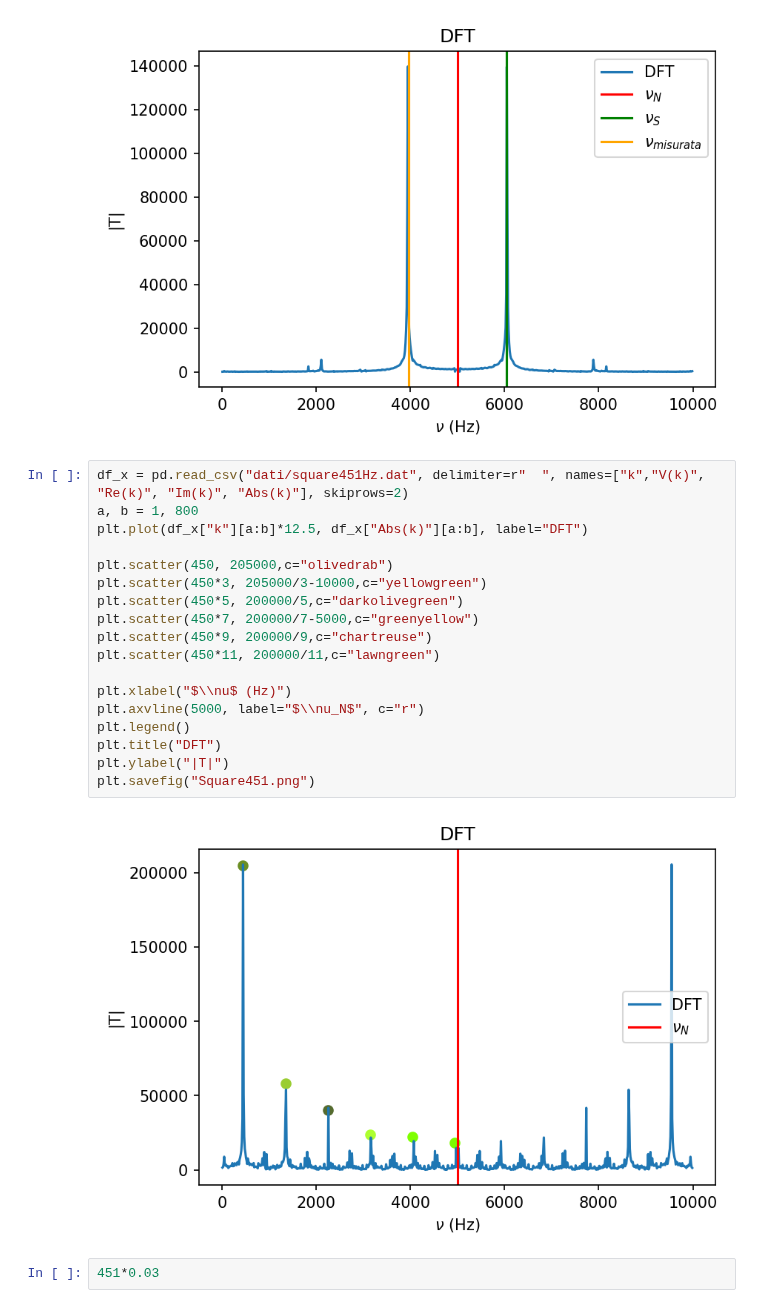
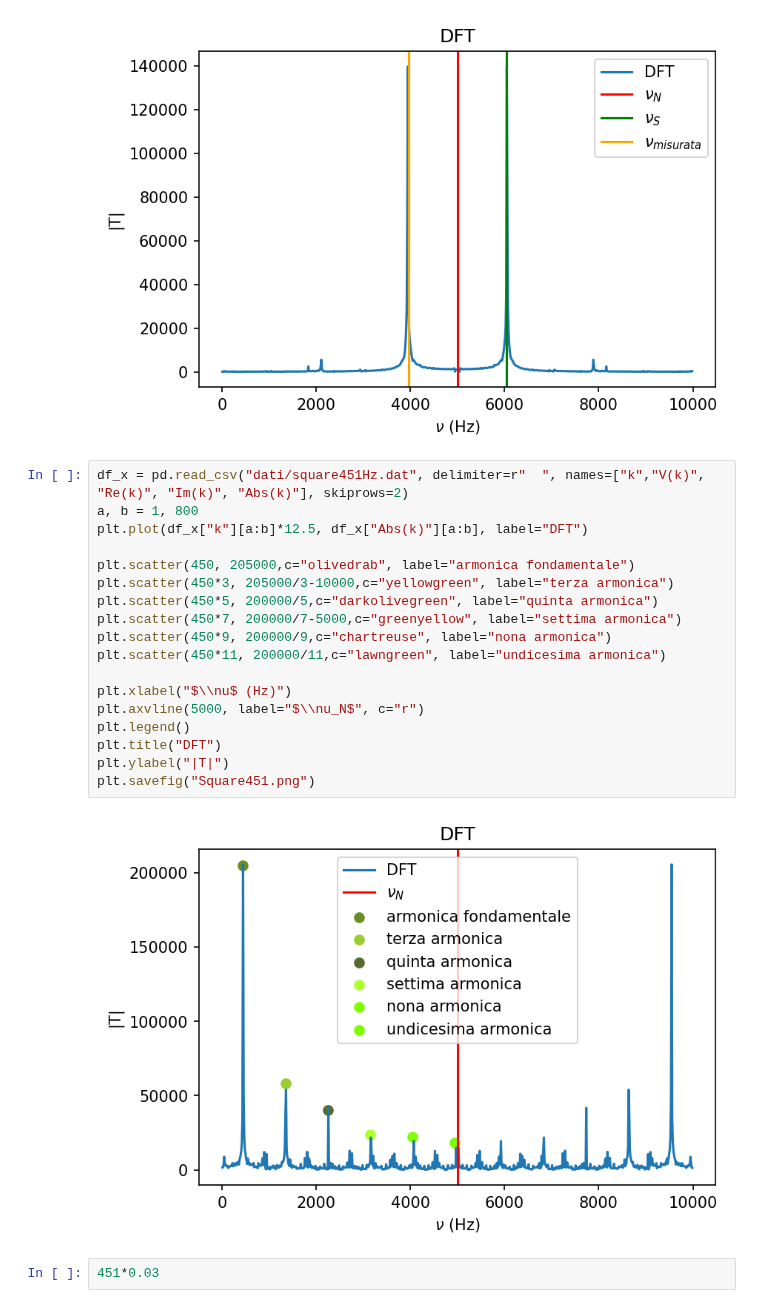
Before and after one commit to 1892051/LabSS, a Jupyter notebook: LabSS/esperienza_9/book.ipynb, the cells around one changed output. Drawn from its saved outputs; the diff is of its cells as text.

```diff
--- a/LabSS/esperienza_9/book.ipynb
+++ b/LabSS/esperienza_9/book.ipynb
@@ -93,23 +126,23 @@ plt.savefig("Sin6040.png")
 # %%
 df_x = pd.read_csv("dati/square451Hz.dat", delimiter=r"  ", names=["k","V(k)", "Re(k)", "Im(k)", "Abs(k)"], skiprows=2)
 a, b = 1, 800
 plt.plot(df_x["k"][a:b]*12.5, df_x["Abs(k)"][a:b], label="DFT")
 
-plt.scatter(450, 205000,c="olivedrab")
-plt.scatter(450*3, 205000/3-10000,c="yellowgreen")
-plt.scatter(450*5, 200000/5,c="darkolivegreen")
-plt.scatter(450*7, 200000/7-5000,c="greenyellow")
-plt.scatter(450*9, 200000/9,c="chartreuse")
-plt.scatter(450*11, 200000/11,c="lawngreen")
+plt.scatter(450, 205000,c="olivedrab", label="armonica fondamentale")
+plt.scatter(450*3, 205000/3-10000,c="yellowgreen", label="terza armonica")
+plt.scatter(450*5, 200000/5,c="darkolivegreen", label="quinta armonica")
+plt.scatter(450*7, 200000/7-5000,c="greenyellow", label="settima armonica")
+plt.scatter(450*9, 200000/9,c="chartreuse", label="nona armonica")
+plt.scatter(450*11, 200000/11,c="lawngreen", label="undicesima armonica")
 
 plt.xlabel("$\\nu$ (Hz)")
 plt.axvline(5000, label="$\\nu_N$", c="r")
 plt.legend()
 plt.title("DFT")
 plt.ylabel("|T|")
 plt.savefig("Square451.png")
 # %% [output]
-[figure, old version]
+[figure, new version]
 # %%
 451*0.03
 # %% [output]
```
Also changed, not shown: parts of 5 cells of this notebook, 1 other file.
